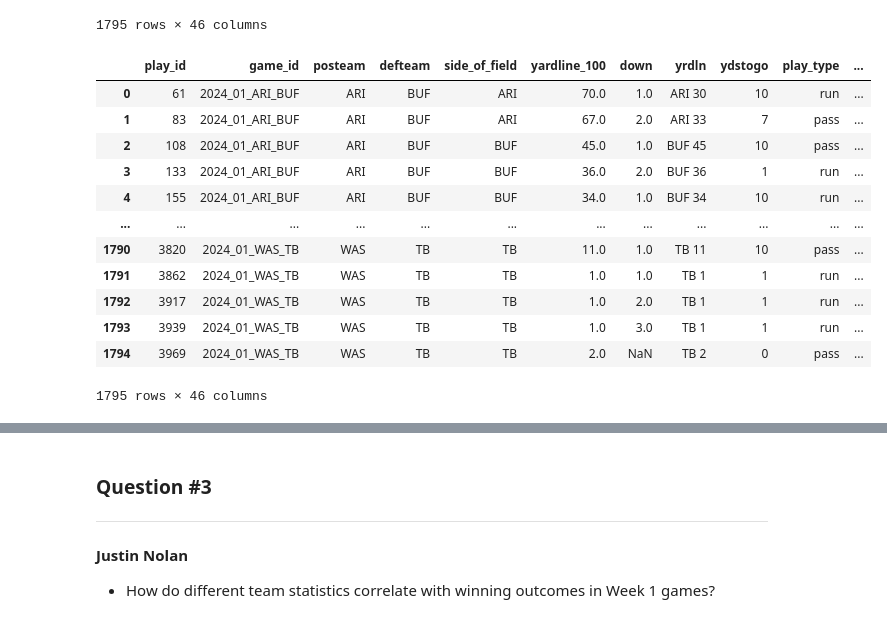
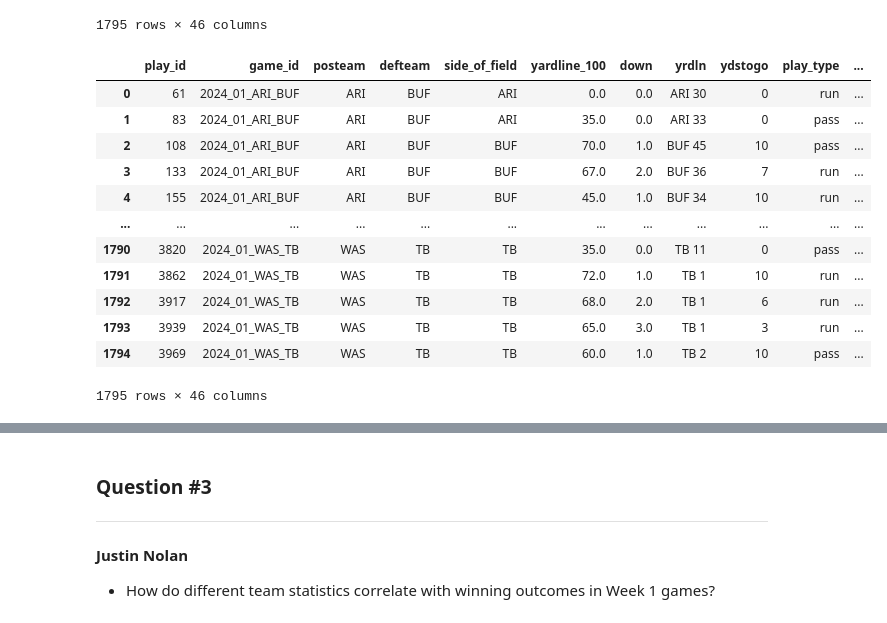
Before and after one commit to rollernathan/NFL_2024_Week_1, a Jupyter notebook: Project 3.ipynb, the cells around one changed output, grey strips where cells are left out. Cells and saved outputs as stored; diff of their text form; code cells hidden in the pictures.

```diff
--- a/Project 3.ipynb
+++ b/Project 3.ipynb
@@ -65,20 +65,20 @@ df_filtered
 | 1794 | 3969 | 2024_01_WAS_TB | WAS | TB | TB | 2.0 | NaN | TB 2 | 0 | pass | ... |
 1795 rows × 46 columns
 # %%
-columns_to_fill = ['receiving_yards', 'rushing_yards']
+columns_to_fill = ['yardline_100', 'down', 'ydstogo', 'receiving_yards', 'rushing_yards']
 df_filtered[columns_to_fill] = df[columns_to_fill].fillna(0)
 df_filtered
 # %% [output]
 |  | play_id | game_id | posteam | defteam | side_of_field | yardline_100 | down | yrdln | ydstogo | play_type | ... |
-| 0 | 61 | 2024_01_ARI_BUF | ARI | BUF | ARI | 70.0 | 1.0 | ARI 30 | 10 | run | ... |
-| 1 | 83 | 2024_01_ARI_BUF | ARI | BUF | ARI | 67.0 | 2.0 | ARI 33 | 7 | pass | ... |
-| 2 | 108 | 2024_01_ARI_BUF | ARI | BUF | BUF | 45.0 | 1.0 | BUF 45 | 10 | pass | ... |
-| 3 | 133 | 2024_01_ARI_BUF | ARI | BUF | BUF | 36.0 | 2.0 | BUF 36 | 1 | run | ... |
-| 4 | 155 | 2024_01_ARI_BUF | ARI | BUF | BUF | 34.0 | 1.0 | BUF 34 | 10 | run | ... |
+| 0 | 61 | 2024_01_ARI_BUF | ARI | BUF | ARI | 0.0 | 0.0 | ARI 30 | 0 | run | ... |
+| 1 | 83 | 2024_01_ARI_BUF | ARI | BUF | ARI | 35.0 | 0.0 | ARI 33 | 0 | pass | ... |
+| 2 | 108 | 2024_01_ARI_BUF | ARI | BUF | BUF | 70.0 | 1.0 | BUF 45 | 10 | pass | ... |
+| 3 | 133 | 2024_01_ARI_BUF | ARI | BUF | BUF | 67.0 | 2.0 | BUF 36 | 7 | run | ... |
+| 4 | 155 | 2024_01_ARI_BUF | ARI | BUF | BUF | 45.0 | 1.0 | BUF 34 | 10 | run | ... |
 | ... | ... | ... | ... | ... | ... | ... | ... | ... | ... | ... | ... |
-| 1790 | 3820 | 2024_01_WAS_TB | WAS | TB | TB | 11.0 | 1.0 | TB 11 | 10 | pass | ... |
-| 1791 | 3862 | 2024_01_WAS_TB | WAS | TB | TB | 1.0 | 1.0 | TB 1 | 1 | run | ... |
-| 1792 | 3917 | 2024_01_WAS_TB | WAS | TB | TB | 1.0 | 2.0 | TB 1 | 1 | run | ... |
-| 1793 | 3939 | 2024_01_WAS_TB | WAS | TB | TB | 1.0 | 3.0 | TB 1 | 1 | run | ... |
-| 1794 | 3969 | 2024_01_WAS_TB | WAS | TB | TB | 2.0 | NaN | TB 2 | 0 | pass | ... |
+| 1790 | 3820 | 2024_01_WAS_TB | WAS | TB | TB | 35.0 | 0.0 | TB 11 | 0 | pass | ... |
+| 1791 | 3862 | 2024_01_WAS_TB | WAS | TB | TB | 72.0 | 1.0 | TB 1 | 10 | run | ... |
+| 1792 | 3917 | 2024_01_WAS_TB | WAS | TB | TB | 68.0 | 2.0 | TB 1 | 6 | run | ... |
+| 1793 | 3939 | 2024_01_WAS_TB | WAS | TB | TB | 65.0 | 3.0 | TB 1 | 3 | run | ... |
+| 1794 | 3969 | 2024_01_WAS_TB | WAS | TB | TB | 60.0 | 1.0 | TB 2 | 10 | pass | ... |
 1795 rows × 46 columns
```
Also changed, not shown: parts of 11 cells of this notebook.
